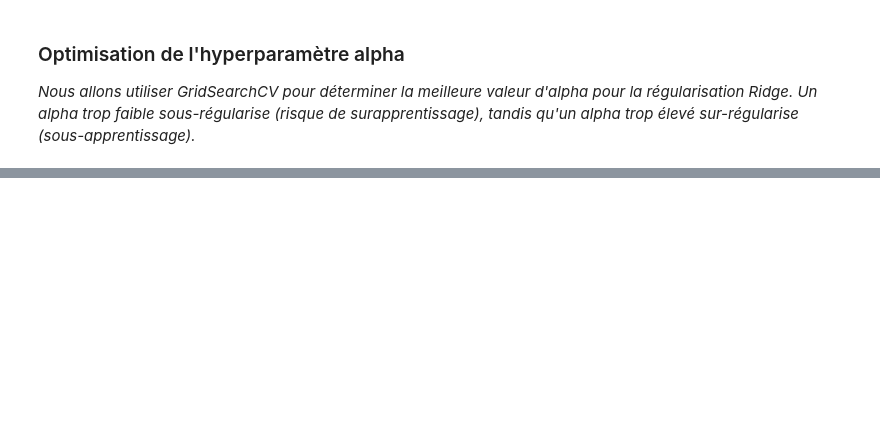
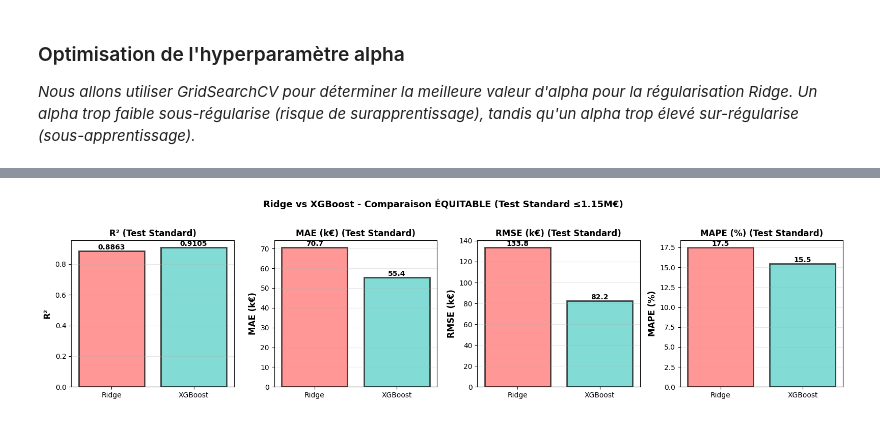
Before and after one commit to bruno-coulet/apartment-hunter, a Jupyter notebook: 3_model.ipynb, the cells around one changed output, grey strips where cells are left out. Saved outputs shown, nothing was run; the diff lists cells and outputs as text; code cells hidden in the pictures; blank space fills up the shorter version.

```diff
--- a/3_model.ipynb
+++ b/3_model.ipynb
@@ -520,0 +625,99 @@ Erreurs par segment de prix:
+# %%
+"""Comparaison ÉQUITABLE Ridge vs XGBoost - Même ensemble de test (segment Standard)."""
+import pandas as pd
+import matplotlib.pyplot as plt
+import numpy as np
+
+print("="*70)
+print("⚠️  COMPARAISON JUSTE : Ridge et XGBoost évalués sur TEST STANDARD")
+print("="*70)
+
+# ========== RIDGE : Évaluer AUSSI sur le segment standard ==========
+y_test_std_pred_ridge = ridge_best.predict(X_test_std_scaled)
+y_test_std_pred_eur_ridge = np.expm1(y_test_std_pred_ridge)
+mae_ridge_std = mean_absolute_error(y_test_std_actual_eur, y_test_std_pred_eur_ridge)
+rmse_ridge_std = np.sqrt(mean_squared_error(y_test_std_actual_eur, y_test_std_pred_eur_ridge))
+r2_ridge_std = r2_score(y_test_std.values, y_test_std_pred_ridge)
+mape_ridge_std = np.mean(np.abs((y_test_std_actual_eur - y_test_std_pred_eur_ridge) / y_test_std_actual_eur)) * 100
+
+# Conversion en k€
+mae_ridge_std_k = mae_ridge_std / 1000.0
+rmse_ridge_std_k = rmse_ridge_std / 1000.0
+
+print(f"\n📊 RIDGE - Test Standard (≤1.15M€)")
+print(f"   R²: {r2_ridge_std:.4f}")
+print(f"   MAE: {mae_ridge_std_k:.1f} k€")
+print(f"   RMSE: {rmse_ridge_std_k:.1f} k€")
+print(f"   MAPE: {mape_ridge_std:.2f}%")
+
+print(f"\n📊 XGBOOST - Test Standard (≤1.15M€)")
+print(f"   R²: {r2_xgb_std:.4f}")
+print(f"   MAE: {mae_xgb_std_k:.1f} k€")
+print(f"   RMSE: {rmse_xgb_std_k:.1f} k€")
+print(f"   MAPE: {mape_xgb:.2f}%")
+
+# ========== COMPARAISON ÉQUITABLE ==========
+comparison_df_fair = pd.DataFrame({
+    "Ridge (Standard)": {
+        "R²": r2_ridge_std,
+        "MAE (k€)": mae_ridge_std_k,
+        "RMSE (k€)": rmse_ridge_std_k,
+        "MAPE (%)": mape_ridge_std
+    },
+    "XGBoost (Standard)": {
+        "R²": r2_xgb_std,
+        "MAE (k€)": mae_xgb_std_k,
+        "RMSE (k€)": rmse_xgb_std_k,
+        "MAPE (%)": mape_xgb
+    }
+})
+
+print("\n" + "="*70)
+print("COMPARAISON ÉQUITABLE - Test Standard (Segment ≤1.15M€)")
+print("="*70)
+print(comparison_df_fair.to_string())
+
+# Calcul des gains
+gain_r2 = (r2_xgb_std - r2_ridge_std) / r2_ridge_std * 100
+gain_mae = (mae_ridge_std_k - mae_xgb_std_k) / mae_ridge_std_k * 100
+gain_rmse = (rmse_ridge_std_k - rmse_xgb_std_k) / rmse_ridge_std_k * 100
+gain_mape = (mape_ridge_std - mape_xgb) / mape_ridge_std * 100
+
+print(f"\n✅ GAINS XGBOOST (sur test standard):")
+print(f"   R² : +{gain_r2:.2f}%")
+print(f"   MAE : -{gain_mae:.1f}%")
+print(f"   RMSE : -{gain_rmse:.1f}%")
+print(f"   MAPE : -{gain_mape:.1f}%")
+
+# Visualisation comparative
+fig, axes = plt.subplots(1, 4, figsize=(16, 4))
+
+metrics = ["R²", "MAE (k€)", "RMSE (k€)", "MAPE (%)"]
+ridge_vals = [r2_ridge_std, mae_ridge_std_k, rmse_ridge_std_k, mape_ridge_std]
+xgb_vals = [r2_xgb_std, mae_xgb_std_k, rmse_xgb_std_k, mape_xgb]
+
+for idx, (ax, metric, ridge_val, xgb_val) in enumerate(zip(axes, metrics, ridge_vals, xgb_vals)):
+    x = ["Ridge", "XGBoost"]
+    y = [ridge_val, xgb_val]
+    colors = ["#FF6B6B", "#4ECDC4"]
+
+    bars = ax.bar(x, y, color=colors, alpha=0.7, edgecolor="black", linewidth=2)
+    ax.set_ylabel(metric, fontsize=12, fontweight="bold")
+    ax.set_title(f"{metric} (Test Standard)", fontsize=12, fontweight="bold")
+    ax.grid(True, alpha=0.3, axis="y")
+
+    # Ajouter les valeurs sur les barres
+    for bar, val in zip(bars, y):
+        height = bar.get_height()
+        ax.text(bar.get_x() + bar.get_width()/2., height,
+                f'{val:.4f}' if metric == "R²" else f'{val:.1f}',
+                ha='center', va='bottom', fontweight='bold', fontsize=10)
+
+plt.suptitle("Ridge vs XGBoost - Comparaison ÉQUITABLE (Test Standard ≤1.15M€)",
+             fontsize=13, fontweight="bold", y=1.02)
+plt.tight_layout()
+plt.show()
+
+print("\n🎯 VERDICT : XGBoost gagne clairement sur le segment standard")
+print("="*70)
+# %% [output]
@@ -520,0 +741 @@ Erreurs par segment de prix:
+[figure, added]
```
Also changed, not shown: parts of 39 cells of this notebook, 6 other files.
